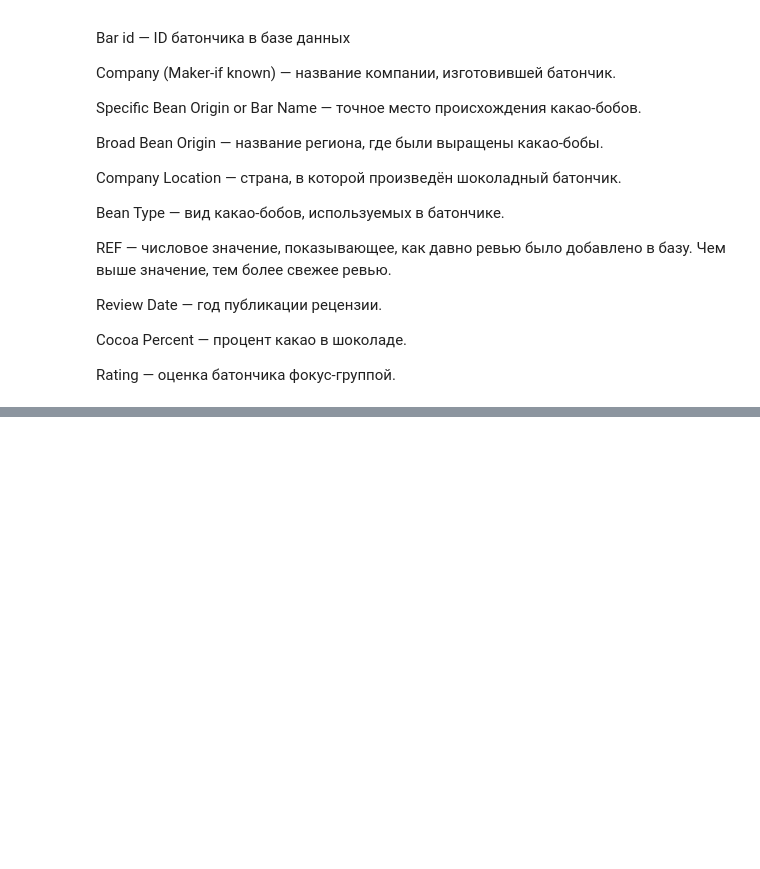
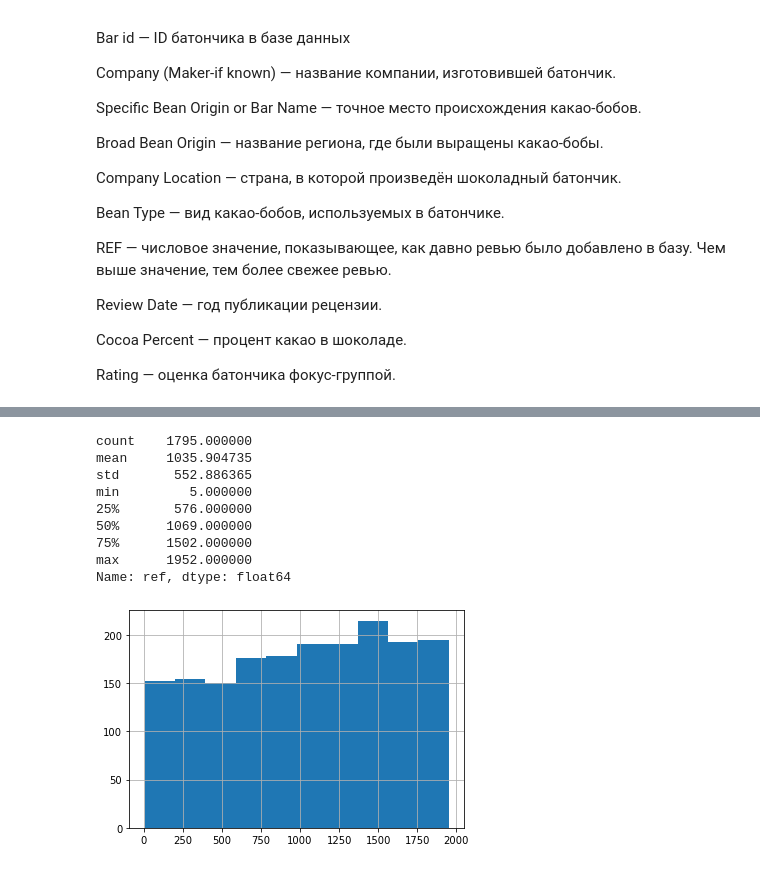
Before and after one commit to tempcat07/module_stat0, a Jupyter notebook: stat0.ipynb, the cells around one changed output, grey strips where cells are left out. Saved outputs shown, nothing was run; the diff lists cells and outputs as text; code cells hidden in the pictures; blank space fills up the shorter version.

```diff
--- a/stat0.ipynb
+++ b/stat0.ipynb
@@ -64,0 +184,4 @@ Rating — оценка батончика фокус-группой.
+# %%
+#столбец индексов батончиков, количество уникальных значений соответствует количеству строк. Вряд ли он пригодится для дальнейшего анализа, удалим его.
+
+cacao.drop(['bar_id'], inplace = True, axis = 1)
@@ -64,0 +209,10 @@ Rating — оценка батончика фокус-группой.
+# %%
+#Да уж, немало.
+
+#Попробуем отфильтровать лишние данные и выведем только те компании, у которых в рейтинге больше 10 продуктов.
+cacao.company = cacao.company.apply(lambda x: None if x.strip() == '' else x)
+
+display(pd.DataFrame(cacao.company.value_counts()))
+print("Значений, встретившихся в столбце более 10 раз:"#Число 10 взято для ориентира, можно брать другое
+      , (cacao.company.value_counts()>10).sum())
+cacao.loc[:, ['company']].info()
@@ -64,0 +242,14 @@ Rating — оценка батончика фокус-группой.
+# %%
+#то же самое для столбца с местом происхождения какао-бобов.
+#specific_origin
+
+cacao.specific_origin = cacao.specific_origin.apply(lambda r: None if r.strip() == '' else r)
+
+display(pd.DataFrame(cacao.specific_origin.value_counts()))
+print("Значений, встретившихся в столбце более 10 раз:"#Число 10 взято для ориентира, можно брать другое
+      , (cacao.specific_origin.value_counts()>10).sum())
+cacao.loc[:, ['specific_origin']].info()
+#Сколько уникальных регионов в датасете?
+
+#1012UUyy
+  #верно
@@ -64,0 +279,19 @@ Rating — оценка батончика фокус-группой.
+# %%
+#ref
+#Этот столбец числовой и без пропусков. Поэтому посмотрим на его распределение:
+
+cacao.ref.hist()
+cacao.ref.describe()
+
+#Как видно, у этого признака распределение без аномалий, выбросов нет. Заметен тренд на возрастание количества отзывов со временем (так как REF обозначает время внесения отзыва в базу). Интересно, почему так происходит?
+# %% [output]
+count    1795.000000
+mean     1035.904735
+std       552.886365
+min         5.000000
+25%       576.000000
+50%      1069.000000
+75%      1502.000000
+max      1952.000000
+Name: ref, dtype: float64
+[figure, added]
```
Also changed, not shown: parts of 38 cells of this notebook, 1 other file.
